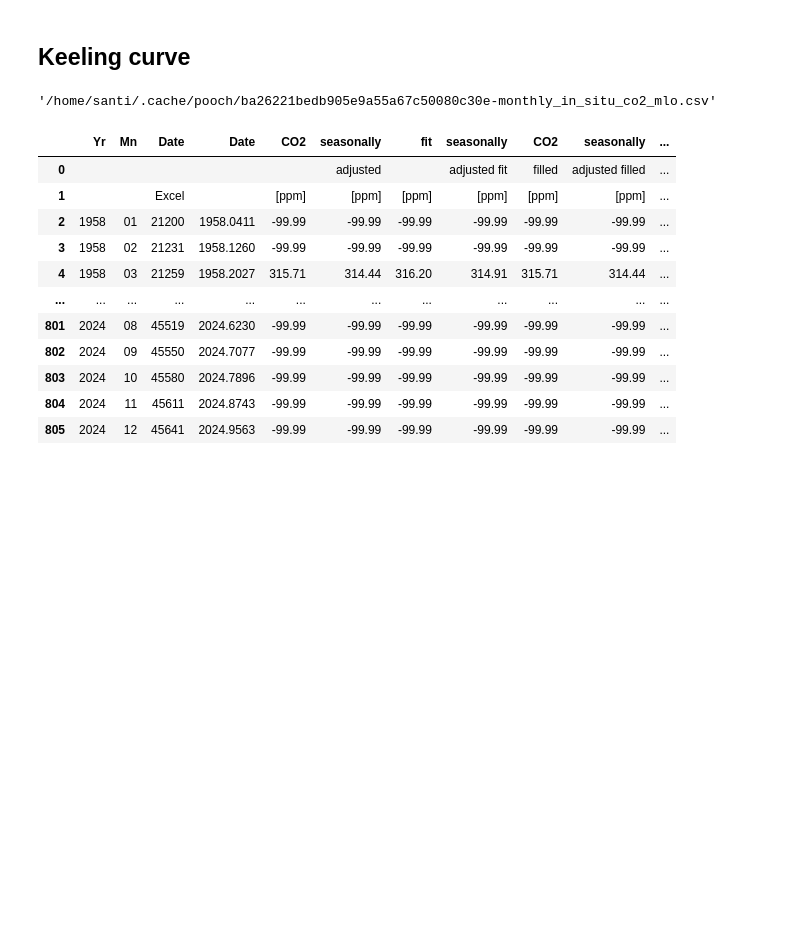
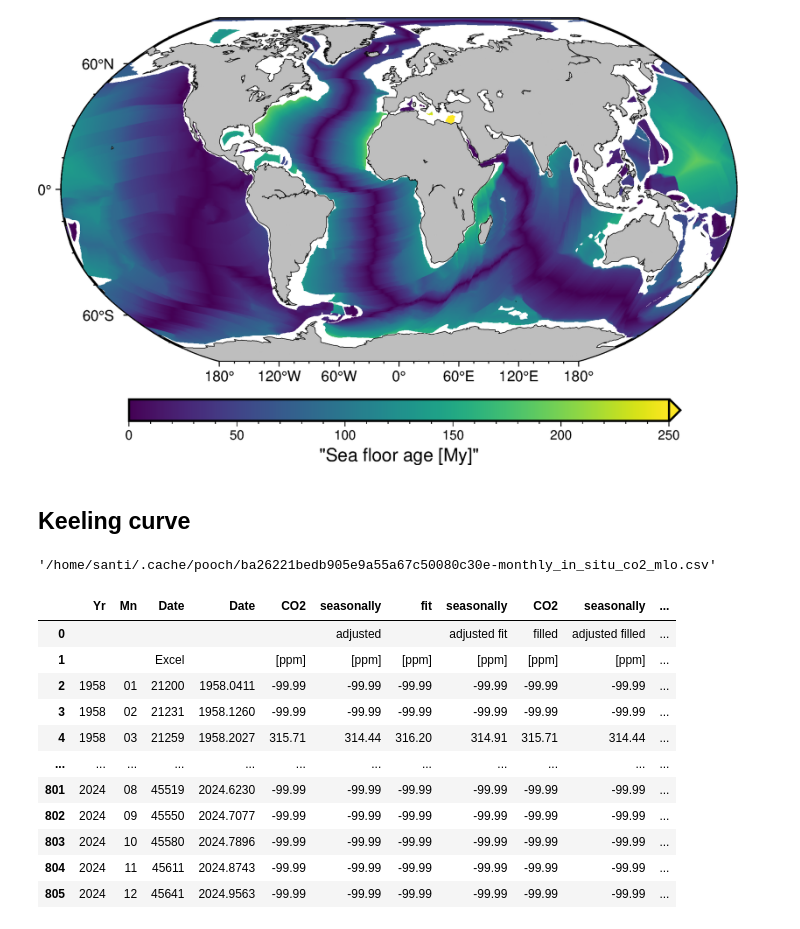
Before and after one commit to santisoler/scipy2024-pooch, a Jupyter notebook: notebooks/research.ipynb, the cells around one changed output. Drawn from its saved outputs; the diff is of its cells as text; code cells hidden in the pictures; blank space fills up the shorter version.

Commit message:
Download seafloor age netcdf file instead of csv one

```diff
--- a/notebooks/research.ipynb
+++ b/notebooks/research.ipynb
@@ -5,0 +9,5 @@ import pooch
+# %%
+url = "https://www.earthbyte.org/webdav/ftp/earthbyte/agegrid/2020/Grids/age.2020.1.GeeK2007.6m.nc"
+
+fname = pooch.retrieve(url, known_hash=None)
+fname
@@ -5,0 +16,3 @@ import pooch
+# %%
+da = xr.open_dataarray(fname)
+da
@@ -6,3 +28,9 @@ import pooch
+# %%
+from utils import plot_seafloor
+
+plot_seafloor(da)
+# %% [output]
+[figure, added]
 # %% [markdown]
 ## Keeling curve
 # %%
```
Also changed, not shown: parts of 9 cells of this notebook, 4 other files.
